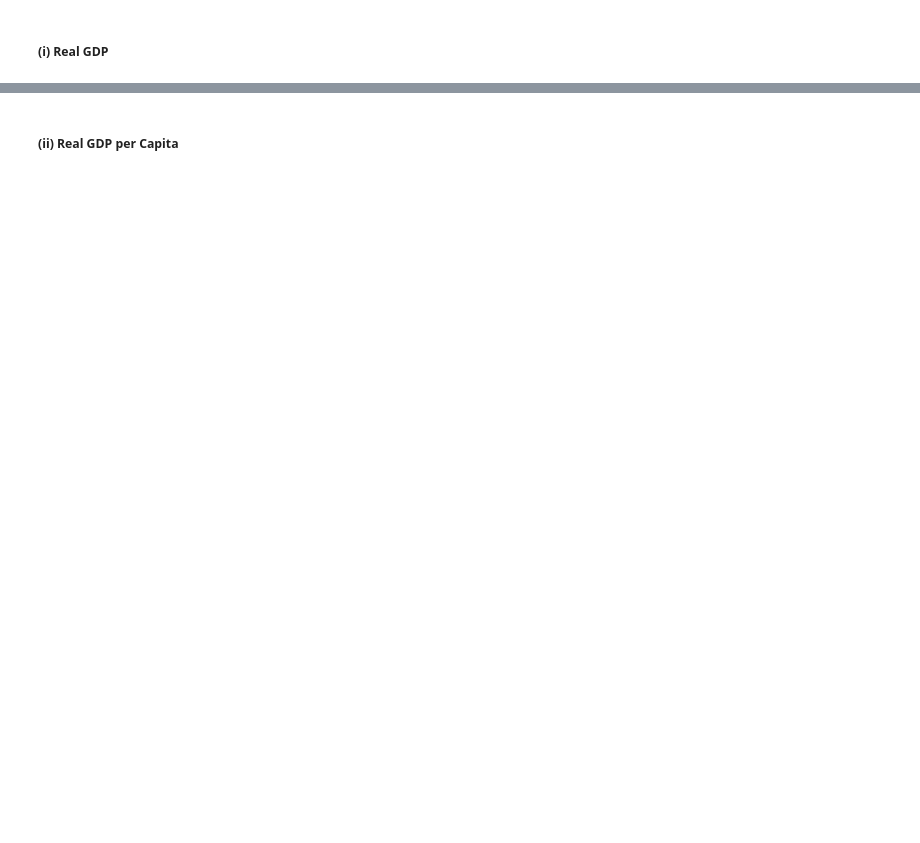
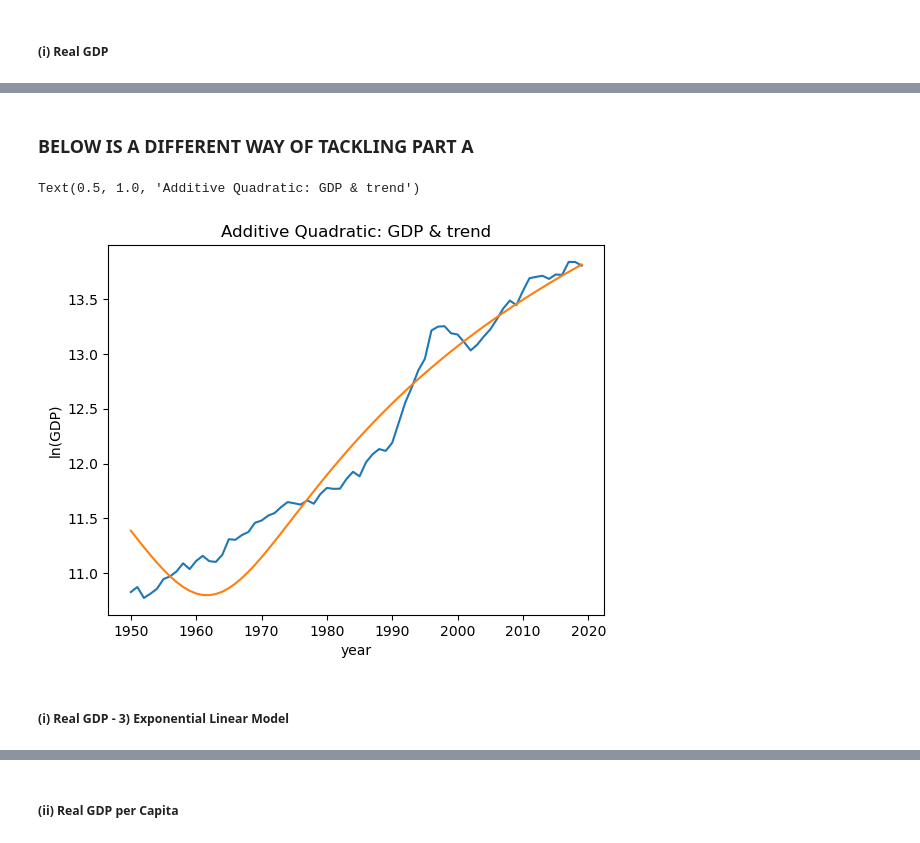
Before and after one commit to andreheeshaojun/EC2B1-Coursework, a Jupyter notebook: Section A/Section-A-Code.ipynb, the cells around one changed output, grey strips where cells are left out. Cells and saved outputs as stored; diff of their text form; code cells hidden in the pictures; blank space fills up the shorter version.

```diff
--- a/Section A/Section-A-Code.ipynb
+++ b/Section A/Section-A-Code.ipynb
@@ -86,0 +200,31 @@ plt.show()
+# %% [markdown]
+### BELOW IS A DIFFERENT WAY OF TACKLING PART A
+# %%
+# Initialise predicted values yhat
+T_all = data["year"].max() - (ymin - 1) # number of all years in the data after ymin
+Yhat_add_quad = np.empty(T_all)
+
+# Create loop to compute trend for all years
+for t in range(T_all):
+    Yhat_add_quad[t] = a_add_quad + b_add_quad * (t + 1) + c_add_quad * (t+1) ** 2 # recall that Python indexing starts at 0
+
+# Let us convert into log-units
+yhat_add_quad= np.log(Yhat_add_quad)
+
+plt.figure()
+#one could add options such as a particular size and use instead
+#plt.figure(figsize=(7, 5))
+plt.plot(filtered_df['Year'],np.log(filtered_df['Expenditure-side real GDP at chained PPPs (in mil. 2017US$)']))
+plt.plot(filtered_df['Year'],yhat_add_quad) # Value already logged
+
+#labels
+plt.xlabel("year")
+plt.ylabel("ln(GDP)")
+
+#title
+plt.title("Additive Quadratic: GDP & trend")
+# %% [output]
+Text(0.5, 1.0, 'Additive Quadratic: GDP & trend')
+[figure, added]
+# %% [markdown]
+##### (i) Real GDP - 3) Exponential Linear Model
```
Also changed, not shown: parts of 27 cells of this notebook, 2 other files.
